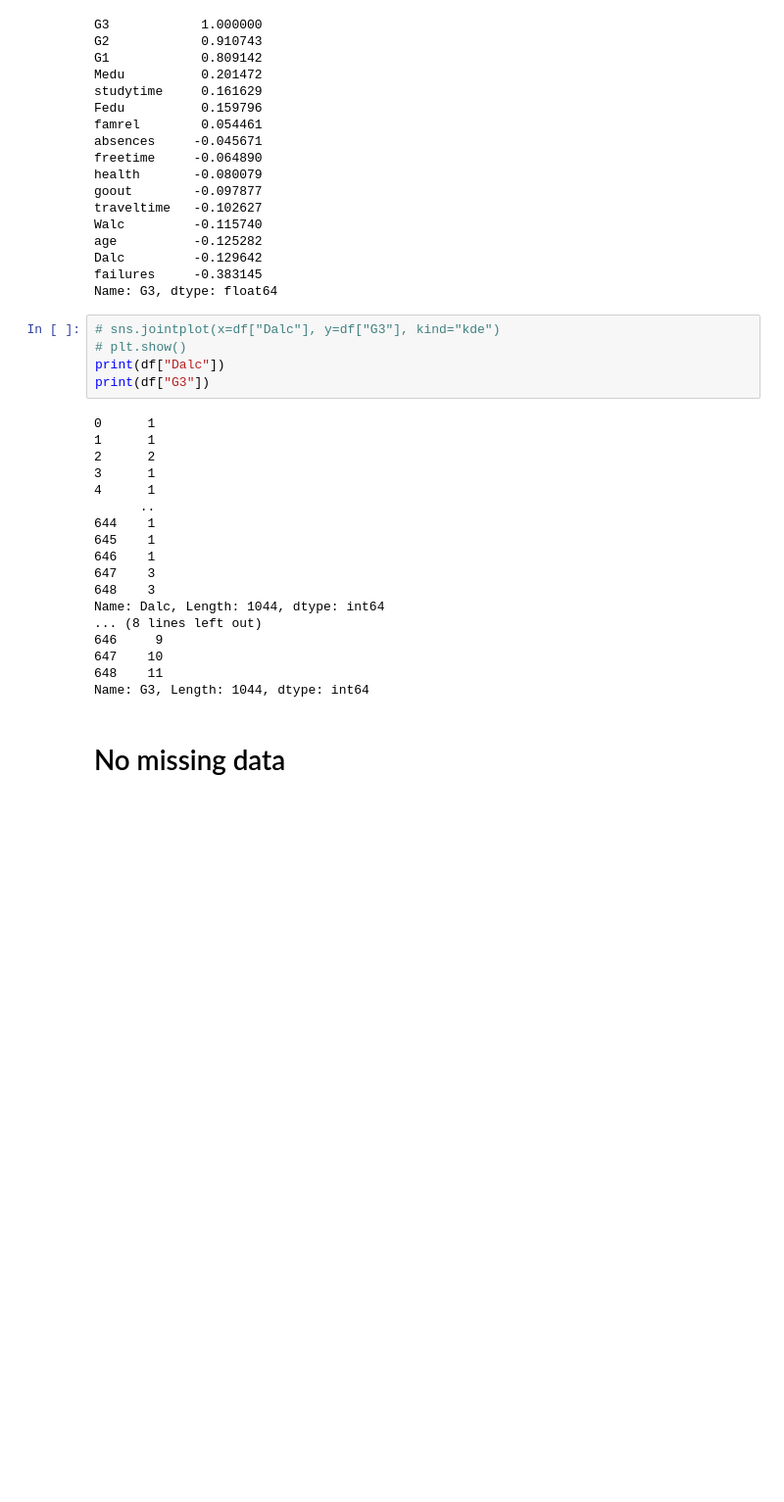
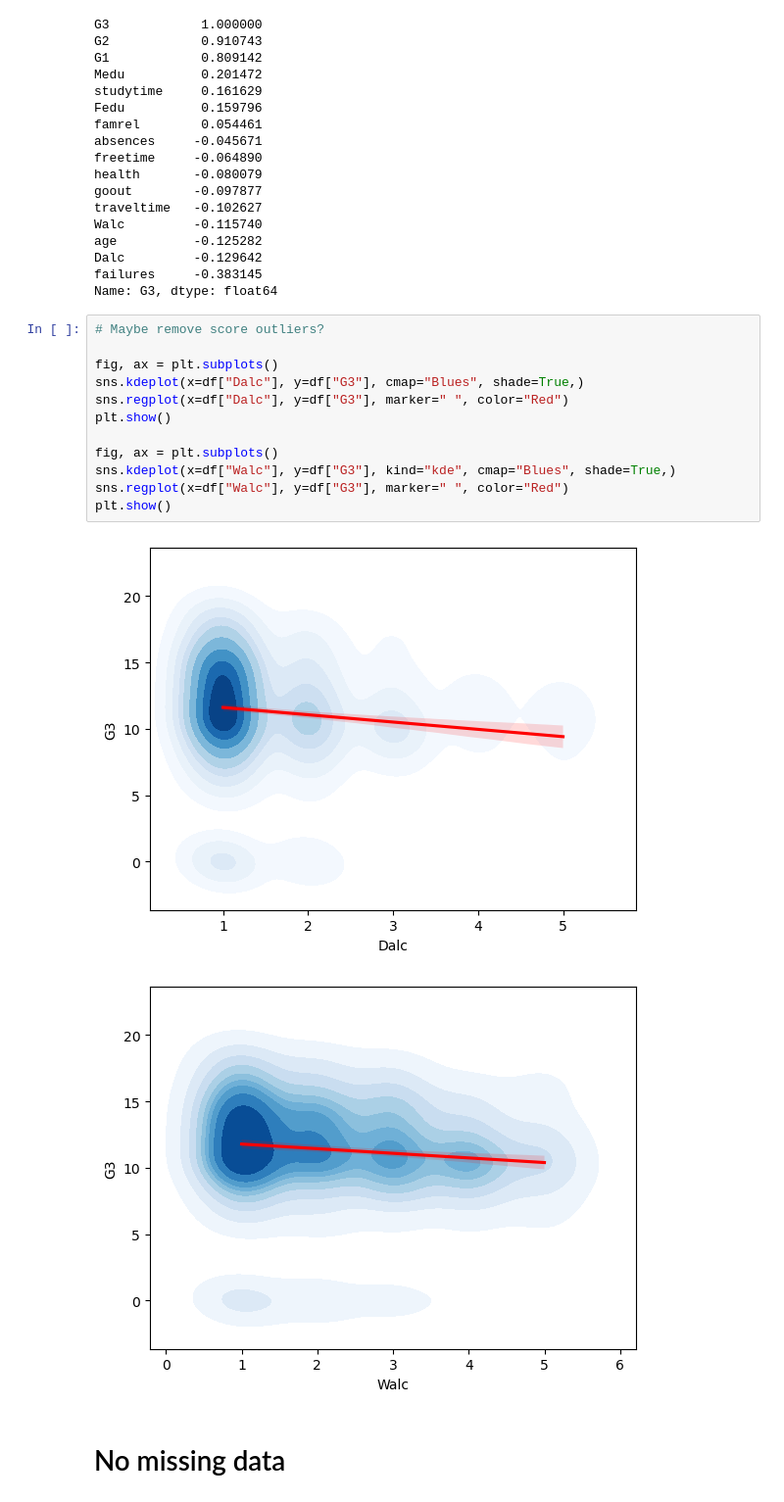
Before and after one commit to DuplexCard/F20DL-Natalia-G4, a Jupyter notebook: lab2.ipynb, the cells around one changed output. Shown at 98% size. Drawn from its saved outputs; the diff is of its cells as text; blank space fills up the shorter version.

Commit message:
kde plots

```diff
--- a/lab2.ipynb
+++ b/lab2.ipynb
@@ -205,29 +205,21 @@ age          -0.125282
 Dalc         -0.129642
 failures     -0.383145
 Name: G3, dtype: float64
-# %%
-# sns.jointplot(x=df["Dalc"], y=df["G3"], kind="kde")
-# plt.show()
-print(df["Dalc"])
-print(df["G3"])
-# %% [output]
-0      1
-1      1
-2      2
-3      1
-4      1
-      ..
-644    1
-645    1
-646    1
-647    3
-648    3
-Name: Dalc, Length: 1044, dtype: int64
-... (8 lines left out)
-646     9
-647    10
-648    11
-Name: G3, Length: 1044, dtype: int64
+# %%
+# Maybe remove score outliers?
+
+fig, ax = plt.subplots()
+sns.kdeplot(x=df["Dalc"], y=df["G3"], cmap="Blues", shade=True,)
+sns.regplot(x=df["Dalc"], y=df["G3"], marker=" ", color="Red")
+plt.show()
+
+fig, ax = plt.subplots()
+sns.kdeplot(x=df["Walc"], y=df["G3"], kind="kde", cmap="Blues", shade=True,)
+sns.regplot(x=df["Walc"], y=df["G3"], marker=" ", color="Red")
+plt.show()
+# %% [output]
+[figure, added]
+[figure, added]
 # %% [markdown]
 # No missing data
 # %% [markdown]
```
Also changed, not shown: parts of 5 cells of this notebook.
